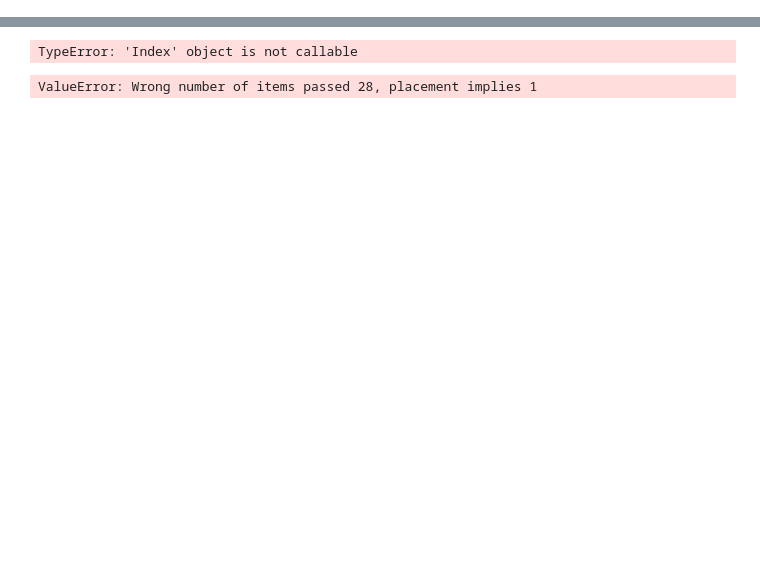
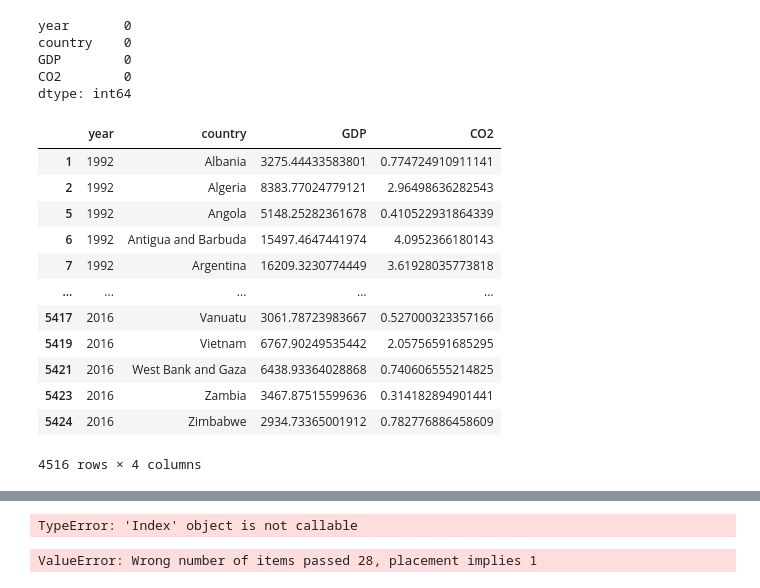
Before and after one commit to Swdenis/CO2emissions-GDP, a Jupyter notebook: code_2.ipynb, the cells around one changed output, grey strips where cells are left out. Saved outputs shown, nothing was run; the diff lists cells and outputs as text; code cells hidden in the pictures; blank space fills up the shorter version.

```diff
--- a/code_2.ipynb
+++ b/code_2.ipynb
@@ -46,0 +91,24 @@ array(['GDP per capita (constant 2010 US$)',
+# %%
+temp.isnull().sum()
+# %% [output]
+year       0
+country    0
+GDP        0
+CO2        0
+dtype: int64
+# %%
+temp
+# %% [output]
+|  | year | country | GDP | CO2 |
+| 1 | 1992 | Albania | 3275.44433583801 | 0.774724910911141 |
+| 2 | 1992 | Algeria | 8383.77024779121 | 2.96498636282543 |
+| 5 | 1992 | Angola | 5148.25282361678 | 0.410522931864339 |
+| 6 | 1992 | Antigua and Barbuda | 15497.4647441974 | 4.0952366180143 |
+| 7 | 1992 | Argentina | 16209.3230774449 | 3.61928035773818 |
+| ... | ... | ... | ... | ... |
+| 5417 | 2016 | Vanuatu | 3061.78723983667 | 0.527000323357166 |
+| 5419 | 2016 | Vietnam | 6767.90249535442 | 2.05756591685295 |
+| 5421 | 2016 | West Bank and Gaza | 6438.93364028868 | 0.740606555214825 |
+| 5423 | 2016 | Zambia | 3467.87515599636 | 0.314182894901441 |
+| 5424 | 2016 | Zimbabwe | 2934.73365001912 | 0.782776886458609 |
+4516 rows × 4 columns
```
Also changed, not shown: parts of 21 cells of this notebook, 3 other files.
